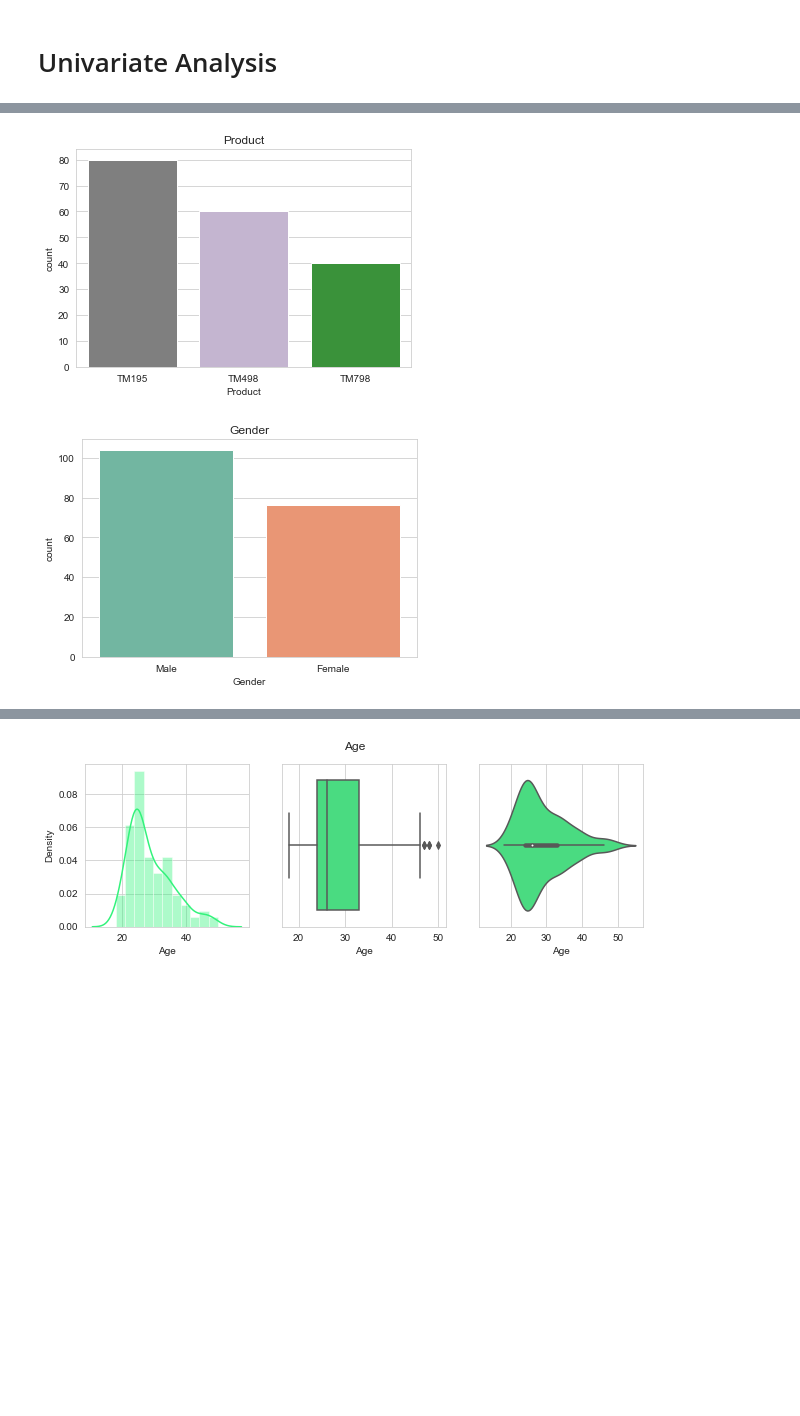
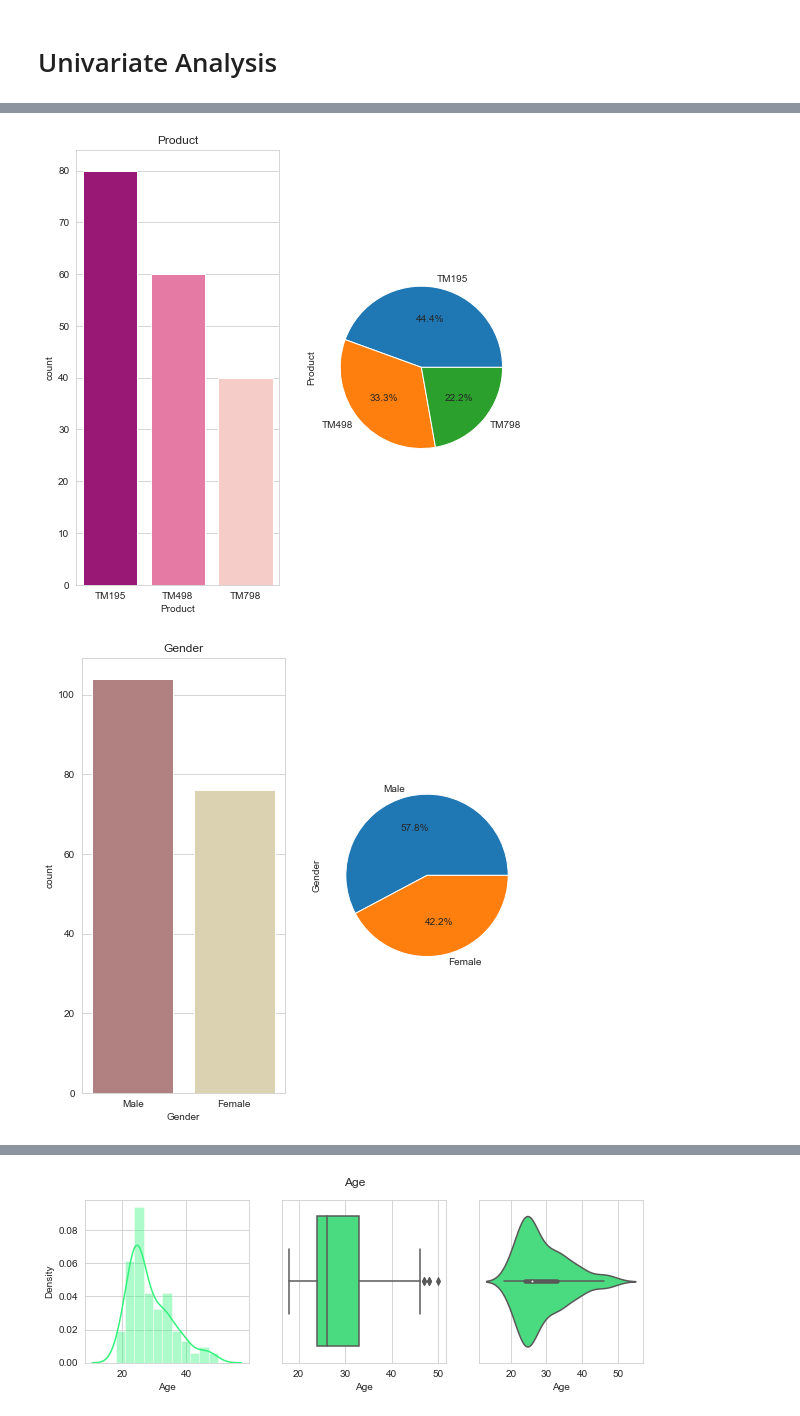
Before and after one commit to p0rathamchouhan/jecrc_cs_sep22, a Jupyter notebook: Trademill_User/trademill.ipynb, the cells around one changed output, grey strips where cells are left out. Cells and saved outputs as stored; diff of their text form; code cells hidden in the pictures; blank space fills up the shorter version.

```diff
--- a/Trademill_User/trademill.ipynb
+++ b/Trademill_User/trademill.ipynb
@@ -117,9 +117,13 @@ random()
 # %%
 # Categorical Data
 for col in cat_cols:
+    plt.figure(figsize=(10,3))
+    plt.subplot(1,2,1)
     sns.countplot(data=data,x=col,palette=choice(p_list))
     plt.title(col)
+    plt.subplot(1,2,2)
+    data[col].value_counts().plot.pie(autopct='%1.1f%%',figsize=(8,8))
     plt.show()
 # %% [output]
-[figure, old version]
+[figure, new version]
-[figure, old version]
+[figure, new version]
```
Also changed, not shown: parts of 16 cells of this notebook, 3 other files.
